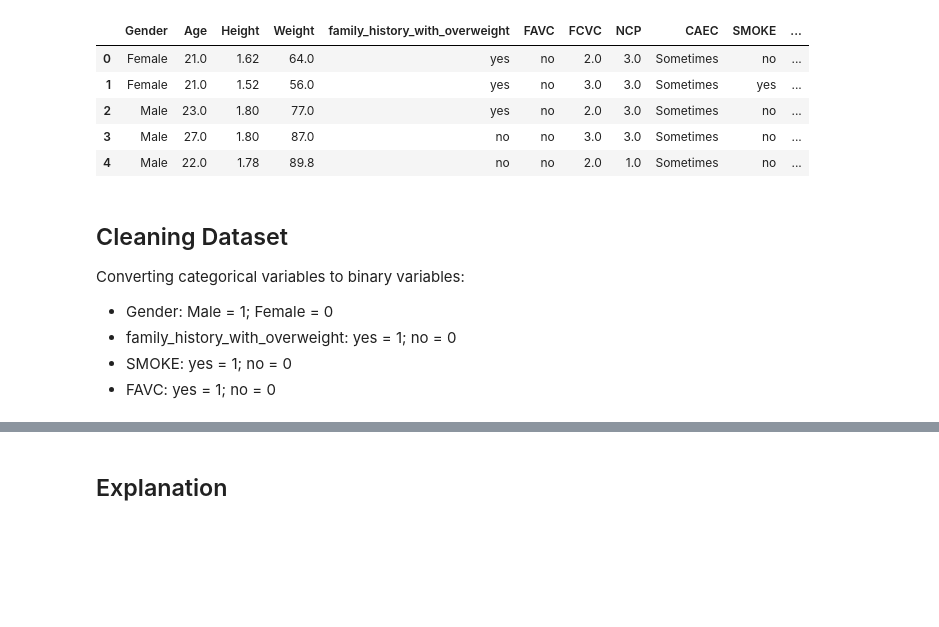
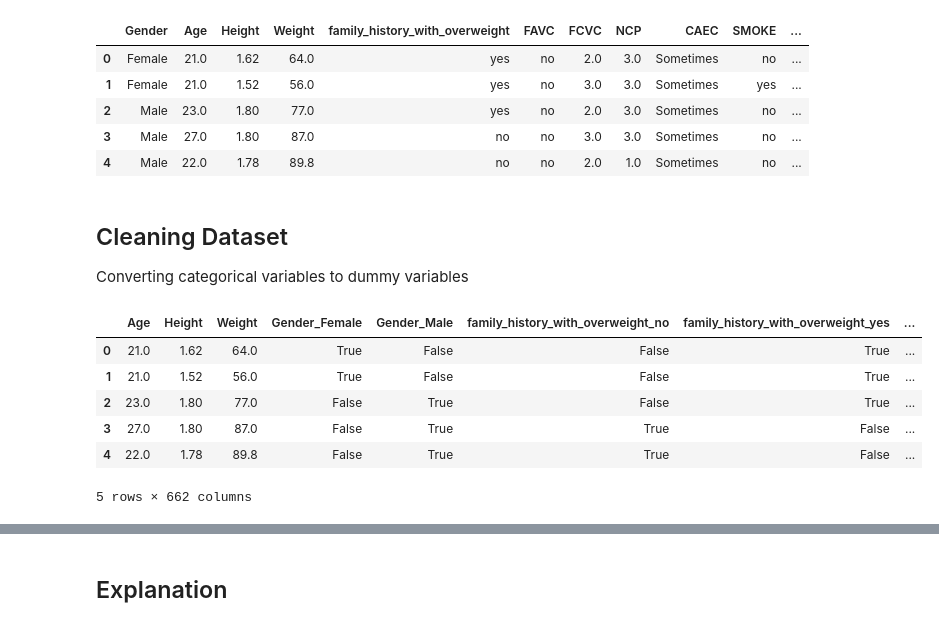
Before and after one commit to kyu976/Obesity-and-Eating-Habits, a Jupyter notebook: OEH_DW.ipynb, the cells around one changed output, grey strips where cells are left out. Cells and saved outputs as stored; diff of their text form; code cells hidden in the pictures; blank space fills up the shorter version.

```diff
--- a/OEH_DW.ipynb
+++ b/OEH_DW.ipynb
@@ -36,8 +41,19 @@ df.head()
 | 4 | Male | 22.0 | 1.78 | 89.8 | no | no | 2.0 | 1.0 | Sometimes | no | ... |
 # %% [markdown]
 ## Cleaning Dataset
-Converting categorical variables to binary variables:
-* Gender: Male = 1; Female = 0
-* family_history_with_overweight: yes = 1; no = 0
-* SMOKE: yes = 1; no = 0
-* FAVC: yes = 1; no = 0
+Converting categorical variables to dummy variables
+# %%
+# Getting dummies for Gender, Age, Height, Weight, family_history_with_overweight, SMOKE, FAVC, NCP, CALC, MTRANS, and NObeyesdad variables
+
+new_df = df[['Gender', 'Age', 'Height', 'Weight', 'family_history_with_overweight', 'SMOKE', 'FAVC', 'NCP', 'CALC', 'MTRANS', 'NObeyesdad']]
+df_encoded = pd.get_dummies(new_df, columns = ['Gender', 'family_history_with_overweight', 'SMOKE', 'FAVC', 'NCP', 'CALC', 'MTRANS', 'NObeyesdad'])
+X = df_encoded
+df_encoded.head()
+# %% [output]
+|  | Age | Height | Weight | Gender_Female | Gender_Male | family_history_with_overweight_no | family_history_with_overweight_yes | ... |
+| 0 | 21.0 | 1.62 | 64.0 | True | False | False | True | ... |
+| 1 | 21.0 | 1.52 | 56.0 | True | False | False | True | ... |
+| 2 | 23.0 | 1.80 | 77.0 | False | True | False | True | ... |
+| 3 | 27.0 | 1.80 | 87.0 | False | True | True | False | ... |
+| 4 | 22.0 | 1.78 | 89.8 | False | True | True | False | ... |
+5 rows × 662 columns
```
Also changed, not shown: parts of 4 cells of this notebook.
